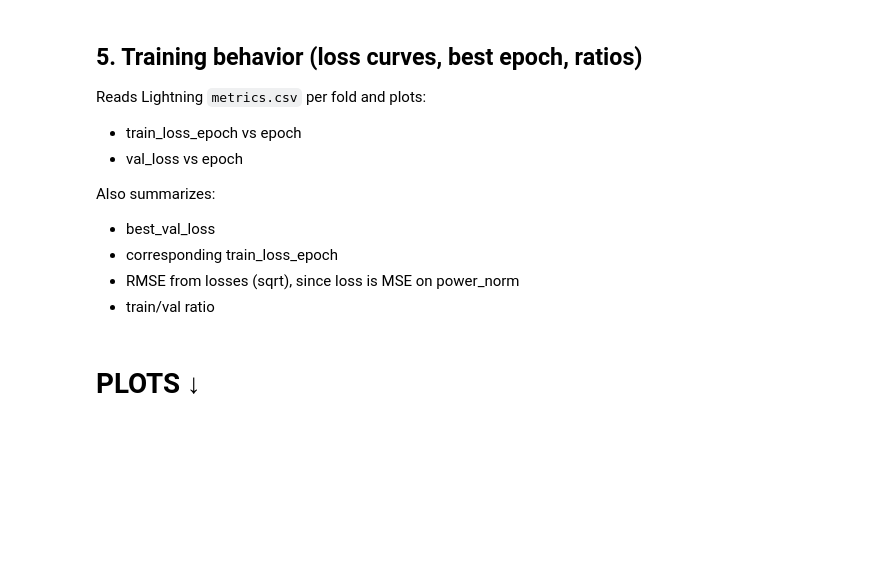
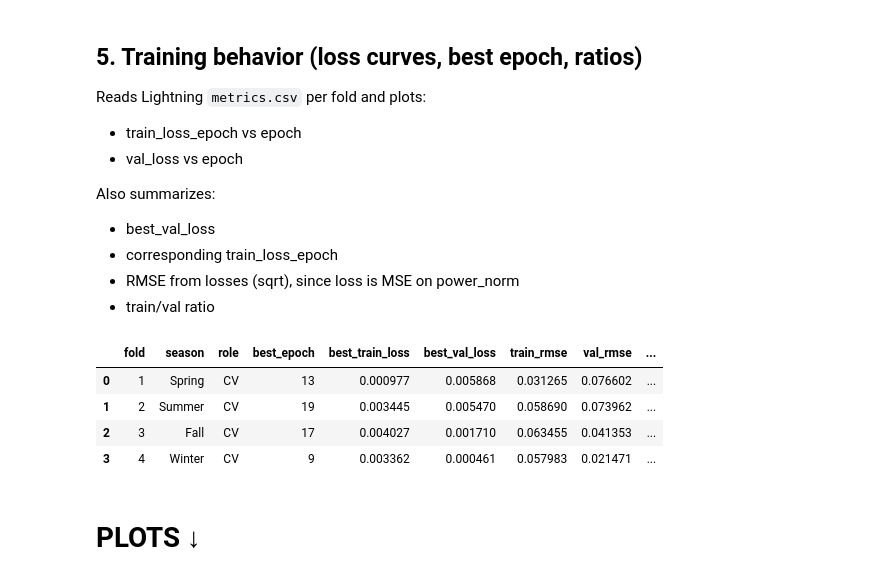
Before and after one commit to dulanjan-i/pv_forecast_30d, a Jupyter notebook: notebooks/lstm/stage3_V3.1_validation.ipynb, the cells around one changed output. Saved outputs shown, nothing was run; the diff lists cells and outputs as text; code cells hidden in the pictures; blank space fills up the shorter version.

```diff
--- a/notebooks/lstm/stage3_V3.1_validation.ipynb
+++ b/notebooks/lstm/stage3_V3.1_validation.ipynb
@@ -221,7 +300,7 @@ Also summarizes:
 - train/val ratio
 # %%
 def read_metrics(k: int) -> pd.DataFrame:
-    p = RUNS_DIR / f"fold_{k}" / "metrics.csv"
+    p = RUNS_DIR / f"fold_{k}" / "logs" / "metrics.csv"
     df = pd.read_csv(p)
     # Normalize epoch column if needed
     if "epoch" not in df.columns and "step" in df.columns:
@@ -237,33 +316,39 @@ def best_by_val_loss(df: pd.DataFrame) -> pd.Series:
 def fold_summary(k: int) -> dict:
     df = read_metrics(k)
     best = best_by_val_loss(df)
     if best.empty:
         return {"fold": k, "best_epoch": np.nan}
 
     be = int(best["epoch"])
     # Some logs have train_loss_epoch missing on the same row. Pull it from same epoch.
     train_epoch_vals = df.loc[df["epoch"] == be, "train_loss_epoch"].dropna()
     train_loss = float(train_epoch_vals.iloc[-1]) if len(train_epoch_vals) else float(best.get("train_loss_epoch", np.nan))
     val_loss = float(best["val_loss"])
 
     train_rmse = math.sqrt(train_loss) if np.isfinite(train_loss) else np.nan
     val_rmse = math.sqrt(val_loss) if np.isfinite(val_loss) else np.nan
     ratio = (train_rmse / val_rmse) if (np.isfinite(train_rmse) and np.isfinite(val_rmse) and val_rmse > 0) else np.nan
 
     return {
         "fold": k,
         "season": FOLD_MAP[k]["season"],
         "role": FOLD_MAP[k]["role"],
         "best_epoch": be,
         "best_train_loss": train_loss,
         "best_val_loss": val_loss,
         "train_rmse": train_rmse,
         "val_rmse": val_rmse,
         "train_val_ratio": ratio,
     }
 
 summ = pd.DataFrame([fold_summary(k) for k in FOLDS]).sort_values("fold")
 summ
+# %% [output]
+|  | fold | season | role | best_epoch | best_train_loss | best_val_loss | train_rmse | val_rmse | ... |
+| 0 | 1 | Spring | CV | 13 | 0.000977 | 0.005868 | 0.031265 | 0.076602 | ... |
+| 1 | 2 | Summer | CV | 19 | 0.003445 | 0.005470 | 0.058690 | 0.073962 | ... |
+| 2 | 3 | Fall | CV | 17 | 0.004027 | 0.001710 | 0.063455 | 0.041353 | ... |
+| 3 | 4 | Winter | CV | 9 | 0.003362 | 0.000461 | 0.057983 | 0.021471 | ... |
 # %% [markdown]
 # PLOTS ↓
 # %%
```
Also changed, not shown: parts of 12 cells of this notebook, 1 other file.
